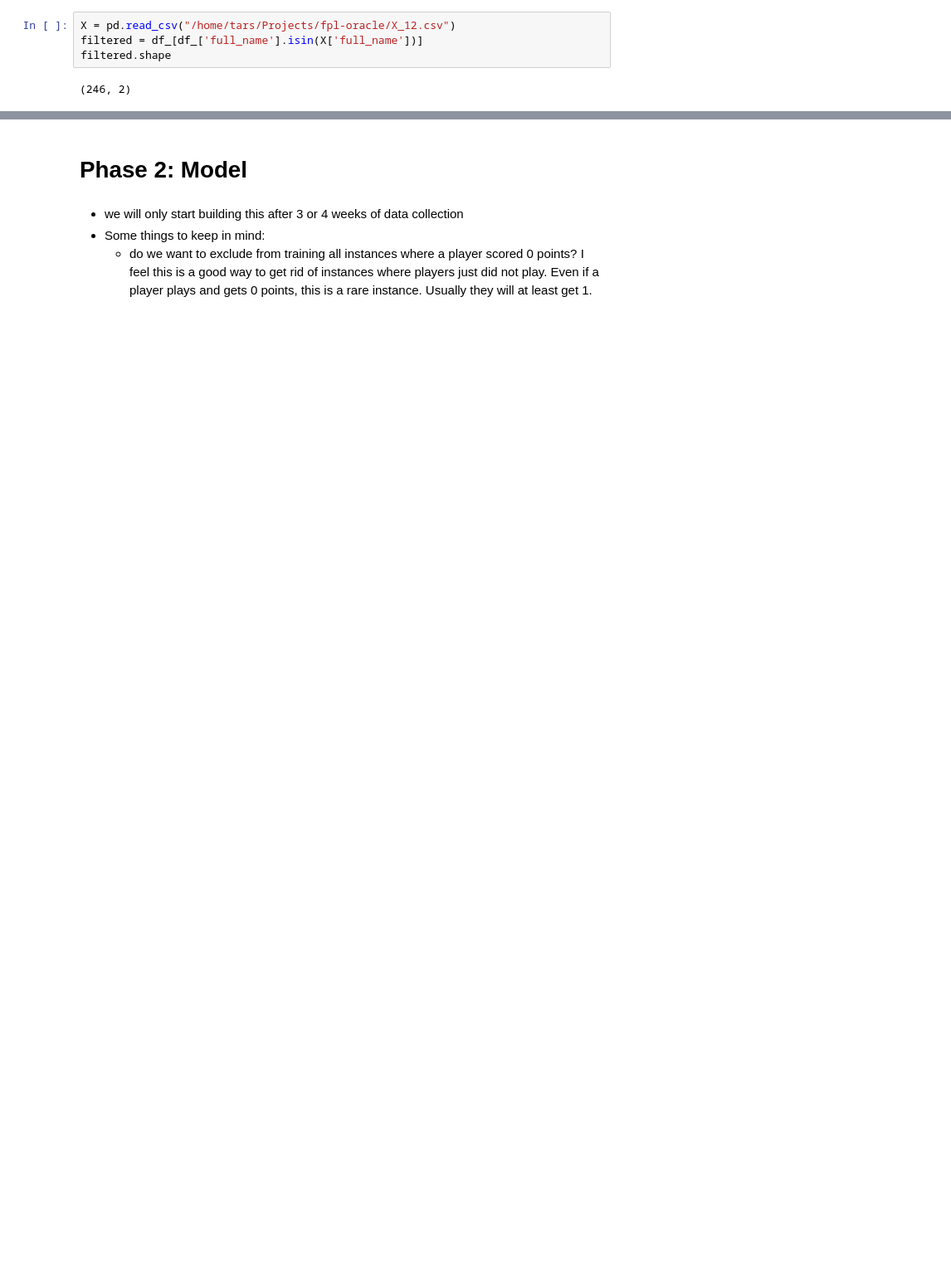
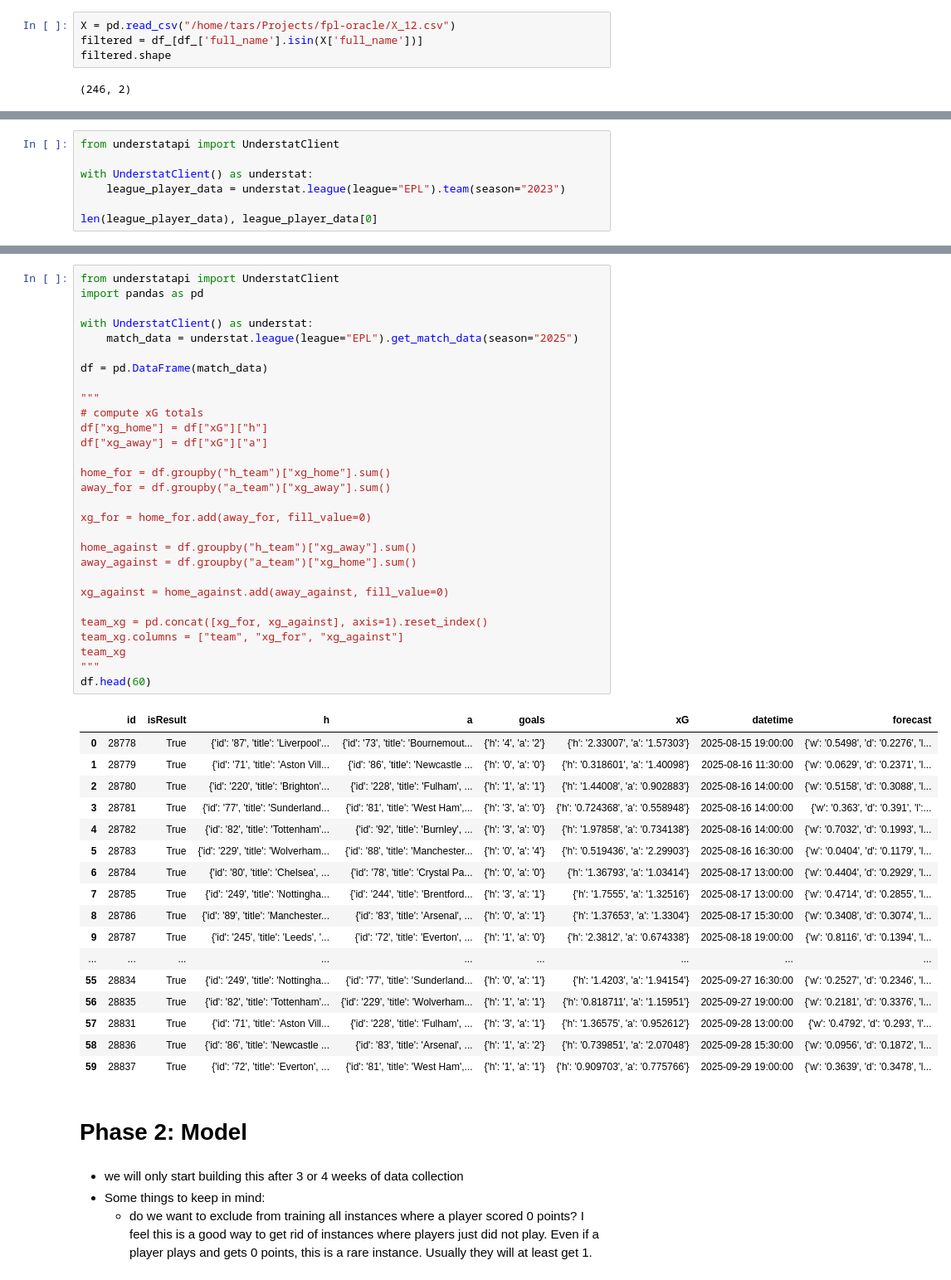
Before and after one commit to reedwrogers/fpl-oracle, a Jupyter notebook: main.ipynb, the cells around one changed output, grey strips where cells are left out. Shown at 83% size. Cells and saved outputs as stored; diff of their text form; blank space fills up the shorter version.

```diff
--- a/main.ipynb
+++ b/main.ipynb
@@ -430,0 +922,7 @@ filtered.shape
+# %%
+from understatapi import UnderstatClient
+
+with UnderstatClient() as understat:
+    league_player_data = understat.league(league="EPL").team(season="2023")
+
+len(league_player_data), league_player_data[0]
@@ -431,3 +949,50 @@ filtered.shape
+# %%
+from understatapi import UnderstatClient
+import pandas as pd
+
+with UnderstatClient() as understat:
+    match_data = understat.league(league="EPL").get_match_data(season="2025")
+
+df = pd.DataFrame(match_data)
+
+"""
+# compute xG totals
+df["xg_home"] = df["xG"]["h"]
+df["xg_away"] = df["xG"]["a"]
+
+home_for = df.groupby("h_team")["xg_home"].sum()
+away_for = df.groupby("a_team")["xg_away"].sum()
+
+xg_for = home_for.add(away_for, fill_value=0)
+
+home_against = df.groupby("h_team")["xg_away"].sum()
+away_against = df.groupby("a_team")["xg_home"].sum()
+
+xg_against = home_against.add(away_against, fill_value=0)
+
+team_xg = pd.concat([xg_for, xg_against], axis=1).reset_index()
+team_xg.columns = ["team", "xg_for", "xg_against"]
+team_xg
+"""
+df.head(60)
+# %% [output]
+|  | id | isResult | h | a | goals | xG | datetime | forecast |
+| 0 | 28778 | True | {'id': '87', 'title': 'Liverpool'... | {'id': '73', 'title': 'Bournemout... | {'h': '4', 'a': '2'} | {'h': '2.33007', 'a': '1.57303'} | 2025-08-15 19:00:00 | {'w': '0.5498', 'd': '0.2276', 'l... |
+| 1 | 28779 | True | {'id': '71', 'title': 'Aston Vill... | {'id': '86', 'title': 'Newcastle ... | {'h': '0', 'a': '0'} | {'h': '0.318601', 'a': '1.40098'} | 2025-08-16 11:30:00 | {'w': '0.0629', 'd': '0.2371', 'l... |
+| 2 | 28780 | True | {'id': '220', 'title': 'Brighton'... | {'id': '228', 'title': 'Fulham', ... | {'h': '1', 'a': '1'} | {'h': '1.44008', 'a': '0.902883'} | 2025-08-16 14:00:00 | {'w': '0.5158', 'd': '0.3088', 'l... |
+| 3 | 28781 | True | {'id': '77', 'title': 'Sunderland... | {'id': '81', 'title': 'West Ham',... | {'h': '3', 'a': '0'} | {'h': '0.724368', 'a': '0.558948'} | 2025-08-16 14:00:00 | {'w': '0.363', 'd': '0.391', 'l':... |
+| 4 | 28782 | True | {'id': '82', 'title': 'Tottenham'... | {'id': '92', 'title': 'Burnley', ... | {'h': '3', 'a': '0'} | {'h': '1.97858', 'a': '0.734138'} | 2025-08-16 14:00:00 | {'w': '0.7032', 'd': '0.1993', 'l... |
+| 5 | 28783 | True | {'id': '229', 'title': 'Wolverham... | {'id': '88', 'title': 'Manchester... | {'h': '0', 'a': '4'} | {'h': '0.519436', 'a': '2.29903'} | 2025-08-16 16:30:00 | {'w': '0.0404', 'd': '0.1179', 'l... |
+| 6 | 28784 | True | {'id': '80', 'title': 'Chelsea', ... | {'id': '78', 'title': 'Crystal Pa... | {'h': '0', 'a': '0'} | {'h': '1.36793', 'a': '1.03414'} | 2025-08-17 13:00:00 | {'w': '0.4404', 'd': '0.2929', 'l... |
+| 7 | 28785 | True | {'id': '249', 'title': 'Nottingha... | {'id': '244', 'title': 'Brentford... | {'h': '3', 'a': '1'} | {'h': '1.7555', 'a': '1.32516'} | 2025-08-17 13:00:00 | {'w': '0.4714', 'd': '0.2855', 'l... |
+| 8 | 28786 | True | {'id': '89', 'title': 'Manchester... | {'id': '83', 'title': 'Arsenal', ... | {'h': '0', 'a': '1'} | {'h': '1.37653', 'a': '1.3304'} | 2025-08-17 15:30:00 | {'w': '0.3408', 'd': '0.3074', 'l... |
+| 9 | 28787 | True | {'id': '245', 'title': 'Leeds', '... | {'id': '72', 'title': 'Everton', ... | {'h': '1', 'a': '0'} | {'h': '2.3812', 'a': '0.674338'} | 2025-08-18 19:00:00 | {'w': '0.8116', 'd': '0.1394', 'l... |
+| ... | ... | ... | ... | ... | ... | ... | ... | ... |
+| 55 | 28834 | True | {'id': '249', 'title': 'Nottingha... | {'id': '77', 'title': 'Sunderland... | {'h': '0', 'a': '1'} | {'h': '1.4203', 'a': '1.94154'} | 2025-09-27 16:30:00 | {'w': '0.2527', 'd': '0.2346', 'l... |
+| 56 | 28835 | True | {'id': '82', 'title': 'Tottenham'... | {'id': '229', 'title': 'Wolverham... | {'h': '1', 'a': '1'} | {'h': '0.818711', 'a': '1.15951'} | 2025-09-27 19:00:00 | {'w': '0.2181', 'd': '0.3376', 'l... |
+| 57 | 28831 | True | {'id': '71', 'title': 'Aston Vill... | {'id': '228', 'title': 'Fulham', ... | {'h': '3', 'a': '1'} | {'h': '1.36575', 'a': '0.952612'} | 2025-09-28 13:00:00 | {'w': '0.4792', 'd': '0.293', 'l'... |
+| 58 | 28836 | True | {'id': '86', 'title': 'Newcastle ... | {'id': '83', 'title': 'Arsenal', ... | {'h': '1', 'a': '2'} | {'h': '0.739851', 'a': '2.07048'} | 2025-09-28 15:30:00 | {'w': '0.0956', 'd': '0.1872', 'l... |
+| 59 | 28837 | True | {'id': '72', 'title': 'Everton', ... | {'id': '81', 'title': 'West Ham',... | {'h': '1', 'a': '1'} | {'h': '0.909703', 'a': '0.775766'} | 2025-09-29 19:00:00 | {'w': '0.3639', 'd': '0.3478', 'l... |
 # %% [markdown]
 # Phase 2: Model
 # %% [markdown]
```
Also changed, not shown: parts of 6 cells of this notebook, 21 other files.
